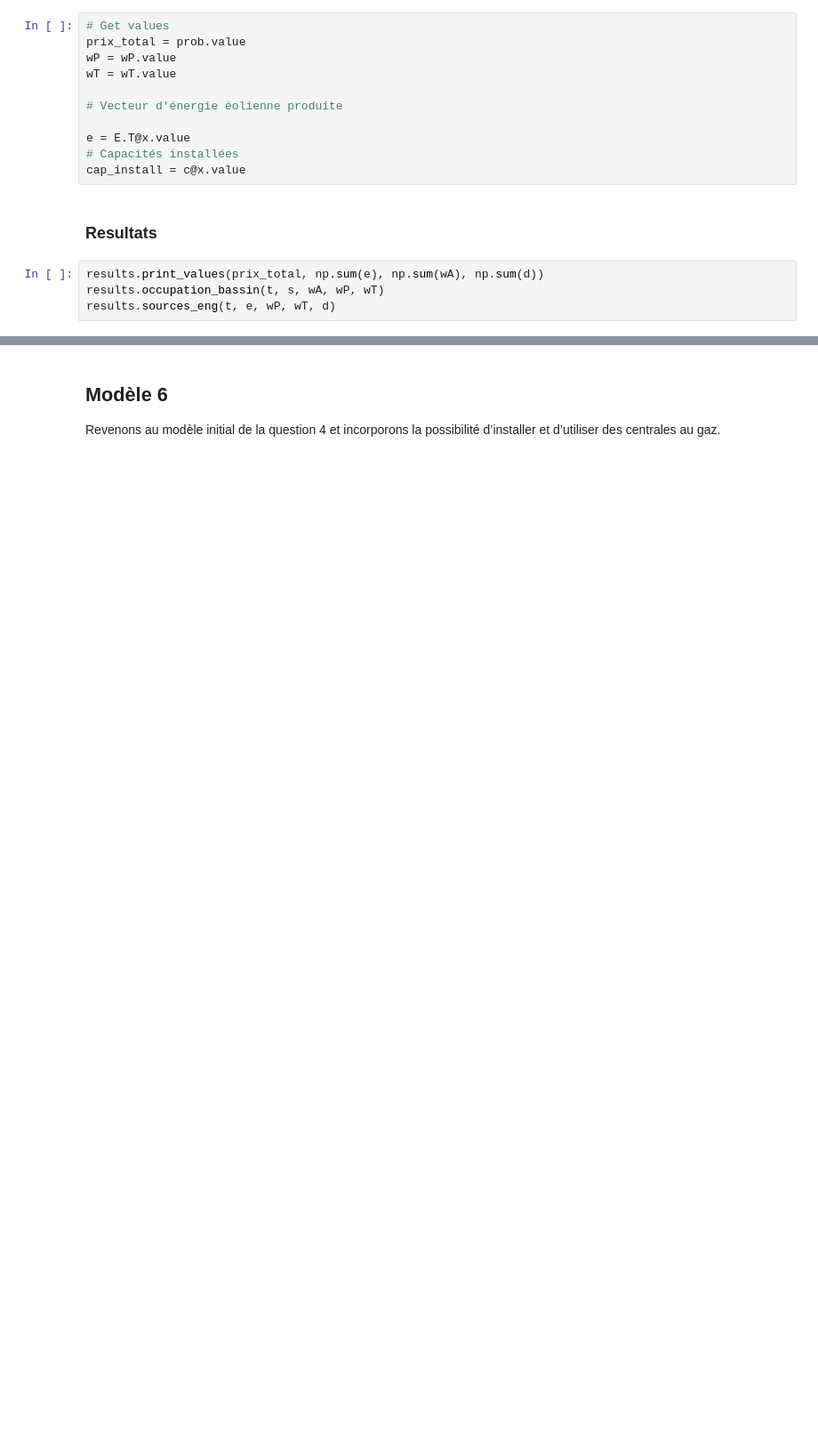
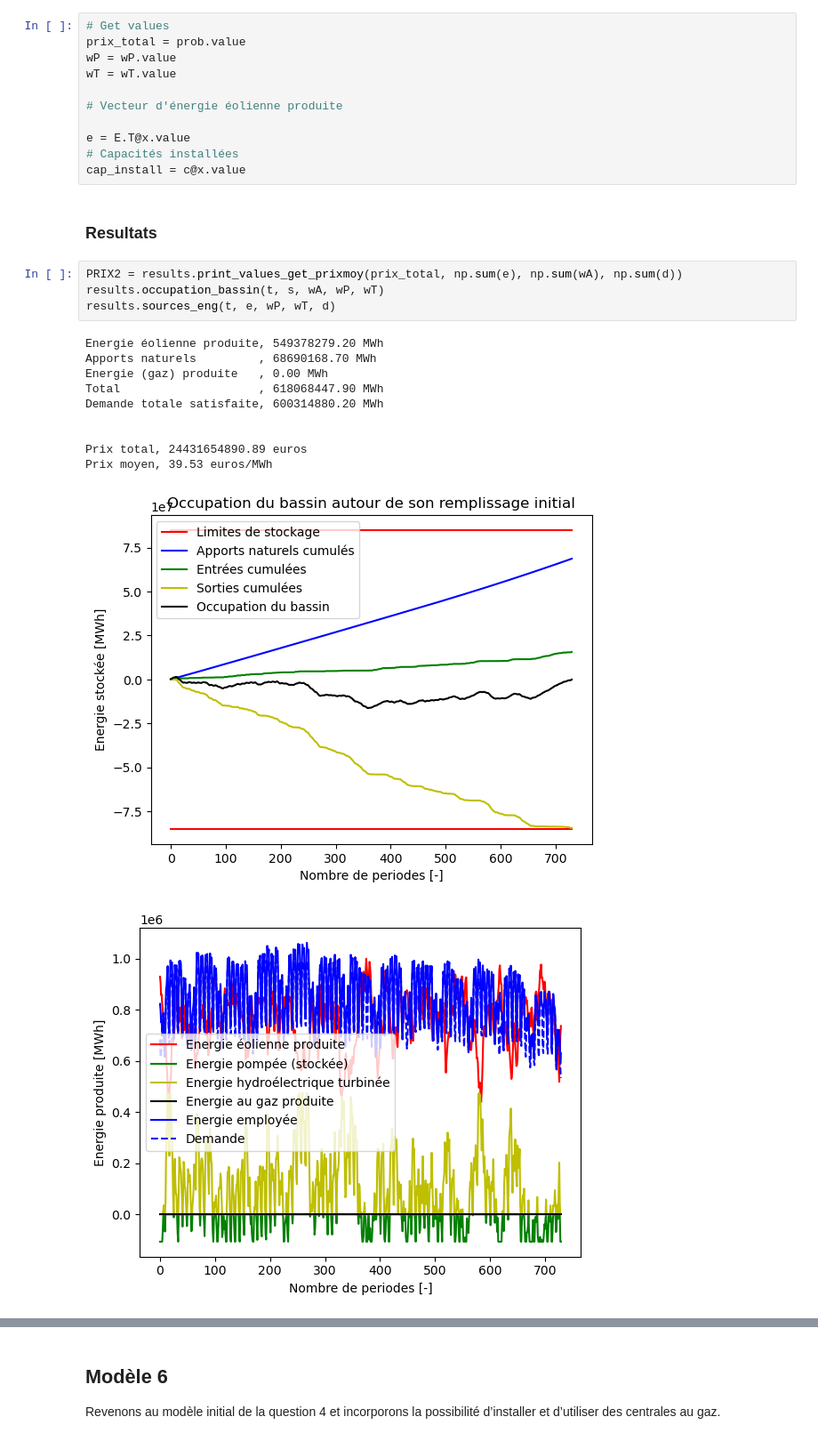
Before and after one commit to igivotron/LINMA1702, a Jupyter notebook: P2/Partie2-LINMA1702.ipynb, the cells around one changed output, grey strips where cells are left out. Shown at 89% size. Saved outputs shown, nothing was run; the diff lists cells and outputs as text; blank space fills up the shorter version.

```diff
--- a/P2/Partie2-LINMA1702.ipynb
+++ b/P2/Partie2-LINMA1702.ipynb
@@ -229,6 +271,18 @@ cap_install = c@x.value
 # %% [markdown]
 ### Resultats
 # %%
-results.print_values(prix_total, np.sum(e), np.sum(wA), np.sum(d))
+PRIX2 = results.print_values_get_prixmoy(prix_total, np.sum(e), np.sum(wA), np.sum(d))
 results.occupation_bassin(t, s, wA, wP, wT)
 results.sources_eng(t, e, wP, wT, d)
+# %% [output]
+Energie éolienne produite, 549378279.20 MWh
+Apports naturels         , 68690168.70 MWh
+Energie (gaz) produite   , 0.00 MWh
+Total                    , 618068447.90 MWh
+Demande totale satisfaite, 600314880.20 MWh
+
+
+Prix total, 24431654890.89 euros
+Prix moyen, 39.53 euros/MWh
+[figure, added]
+[figure, added]
```
Also changed, not shown: parts of 22 cells of this notebook, 3 other files.
